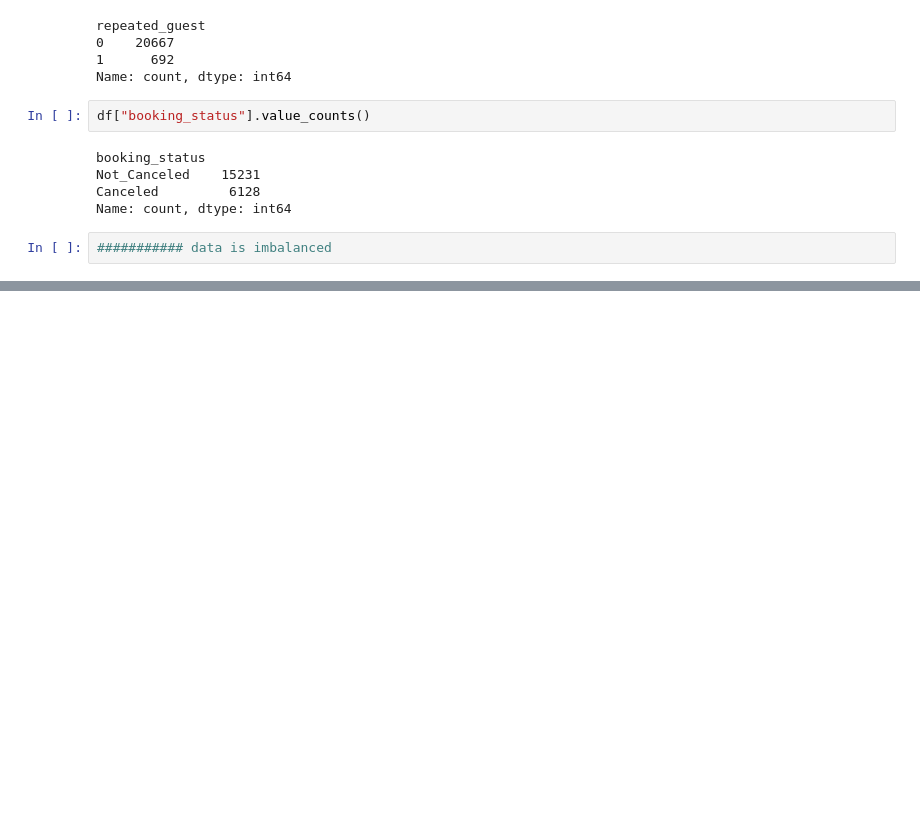
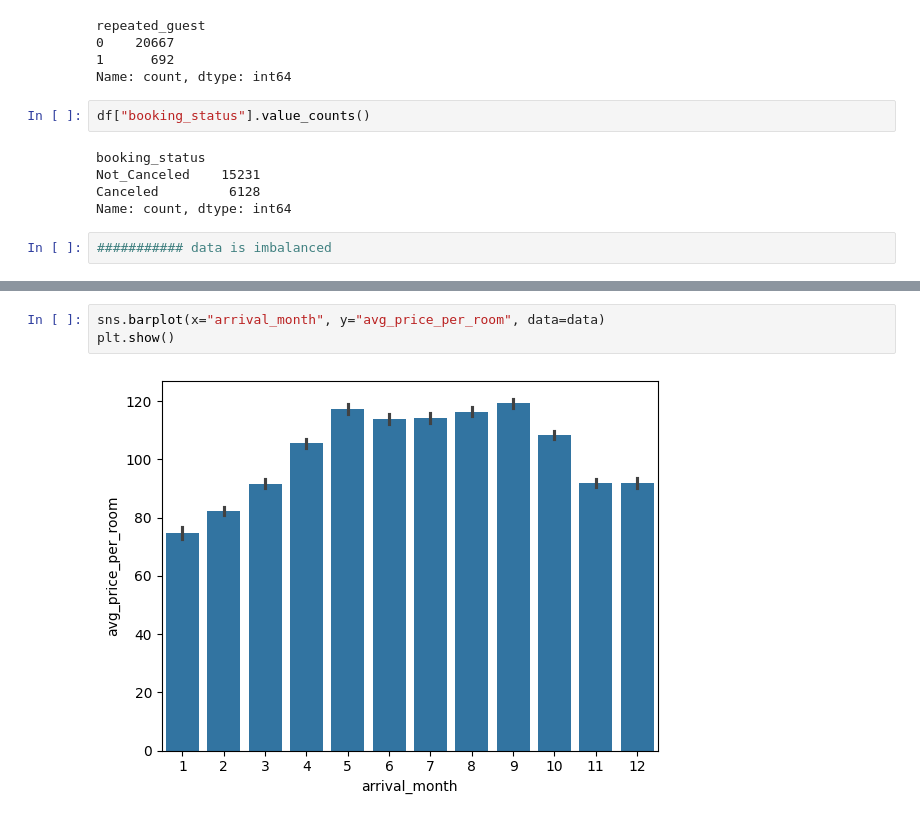
Before and after one commit to Vivek084c/MLOps_Hotel_Reservation_prediction, a Jupyter notebook: notebook/notebook.ipynb, the cells around one changed output, grey strips where cells are left out. Drawn from its saved outputs; the diff is of its cells as text; blank space fills up the shorter version.

```diff
--- a/notebook/notebook.ipynb
+++ b/notebook/notebook.ipynb
@@ -243,0 +337,5 @@ Name: count, dtype: int64
+# %%
+sns.barplot(x="arrival_month", y="avg_price_per_room", data=data)
+plt.show()
+# %% [output]
+[figure, added]
```
Also changed, not shown: parts of 15 cells of this notebook.
